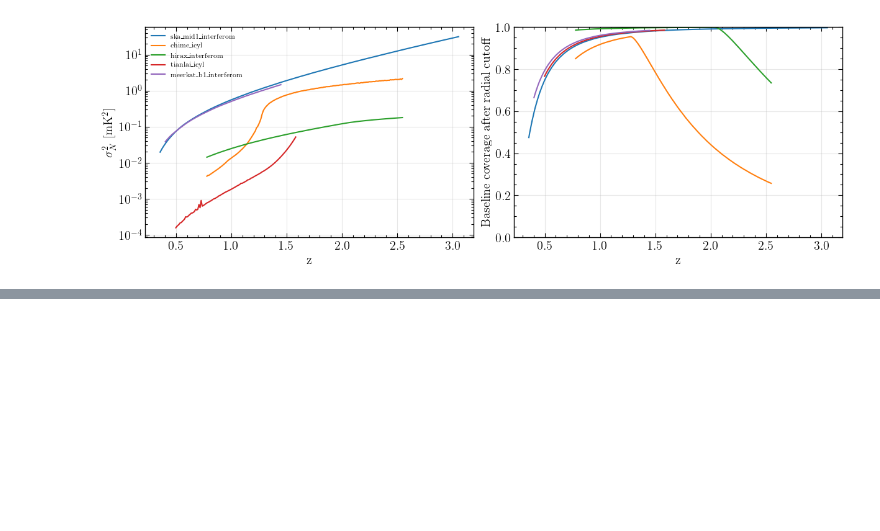
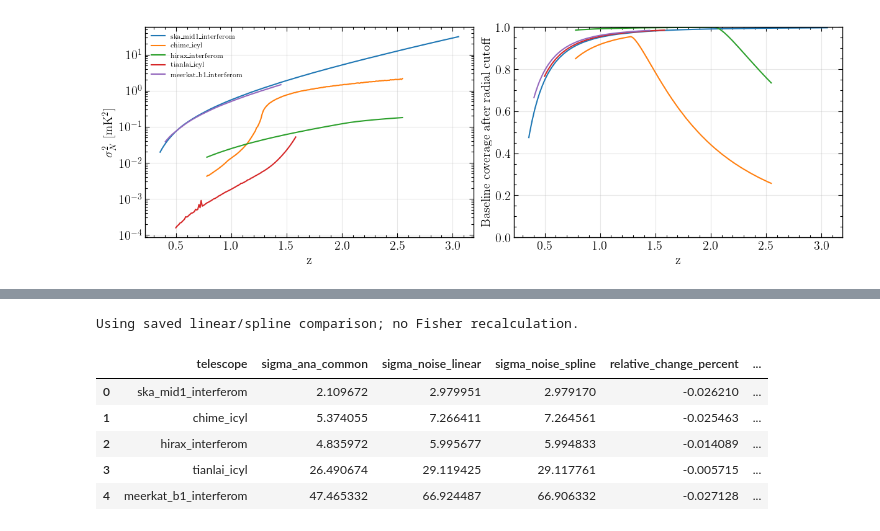
Before and after one commit to lhkpai/Probing-Primordial-non-Gaussianity-from-Reconstructing-21cm-Intensity-Mapping, a Jupyter notebook: 9.16/9.16-interferometer-telescopes.ipynb, the cells around one changed output, grey strips where cells are left out. Drawn from its saved outputs; the diff is of its cells as text; code cells hidden in the pictures; blank space fills up the shorter version.

```diff
--- a/9.16/9.16-interferometer-telescopes.ipynb
+++ b/9.16/9.16-interferometer-telescopes.ipynb
@@ -10,32 +13,39 @@
 # %%
 from pathlib import Path
 import sys
-from dataclasses import replace
 
-RESEARCH_DIR = Path("/home/liuhk/research")
-if str(RESEARCH_DIR) not in sys.path:
-    sys.path.insert(0, str(RESEARCH_DIR))
+PROJECT_DIR = Path("/home/liuhk/research/9.16")
+if str(PROJECT_DIR) not in sys.path:
+    sys.path.insert(0, str(PROJECT_DIR))
 
-from forecast_916 import Config, run_all, plot_results
+from forecast_916 import (
+    Config, run_fisher_only, plot_results, compare_noise_interpolations,
+)
 
 SURVEYS = [
     "ska_mid1_interferom", "chime_icyl", "hirax_interferom",
     "tianlai_icyl", "meerkat_b1_interferom",
 ]
-KMAX = 0.363               # Fisher 和体素方差共用总波数上限。
+KMAX = 0.363
 cfg = Config(
     delta_z=0.01,
-    kmax=KMAX,              # Fisher 总波数上限。
-    voxel_kmax=KMAX,        # 仅体素噪声方差的总波数上限。
+    kmax=KMAX,
+    voxel_kmax=KMAX,
     t_obs_hours=100000.0,
     boxsize_mpc_h=3000.0,
-    grid_size=512,           # 定义体素边长；不额外施加FFT Nyquist截断。
-    h_mock=0.6766,           # 模拟单位转换，独立于Fisher宇宙学的h。
+    grid_size=512,
+    h_mock=0.6766,           # Noise 的 h/Mpc 与 Fisher 的 Mpc^-1 单位转换。
     n_perp=96,
     n_parallel=64,
     n_z=2,
-    run_fisher=True,         # 仅计算体素噪声时可改为False。
-    output_dir=str(RESEARCH_DIR / "outputs_916"),
+    run_fisher=True,
+    noise_file=(
+        "/mnt/xiaodong/luantch/LSS21cm_freeloadXD/PosiRestore/"
+        "FisherMess/noise_hkl/data/noise_hkl_N200.h5"
+    ),
+    noise_wedge=True,       # 与选定恢复流程的过滤版本一致。
+    noise_fisher_only=False, # 使用完整200×200 Noise表的有效部分。
+    output_dir=str(PROJECT_DIR / "outputs_916"),
 )
 cfg
 # %% [output]
@@ -193,3 +251,18 @@ fig = plot_results(results, cfg.output_dir)
+# %%
+interpolation_comparison = compare_noise_interpolations(cfg, SURVEYS)
+display(interpolation_comparison[[
+    "telescope", "sigma_ana_common", "sigma_noise_linear", "sigma_noise_spline",
+    "relative_change_percent", "sigma_noise_linear_cmb", "sigma_noise_spline_cmb",
+    "relative_change_cmb_percent", "spline_fallback_mode_fraction",
+]])
+# %% [output]
+Using saved linear/spline comparison; no Fisher recalculation.
+|  | telescope | sigma_ana_common | sigma_noise_linear | sigma_noise_spline | relative_change_percent | ... |
+| 0 | ska_mid1_interferom | 2.109672 | 2.979951 | 2.979170 | -0.026210 | ... |
+| 1 | chime_icyl | 5.374055 | 7.266411 | 7.264561 | -0.025463 | ... |
+| 2 | hirax_interferom | 4.835972 | 5.995677 | 5.994833 | -0.014089 | ... |
+| 3 | tianlai_icyl | 26.490674 | 29.119425 | 29.117761 | -0.005715 | ... |
+| 4 | meerkat_b1_interferom | 47.465332 | 66.924487 | 66.906332 | -0.027128 | ... |
 # %% [markdown]
 ## 输出说明
 
```
Also changed, not shown: parts of 7 cells of this notebook, 38 other files.
